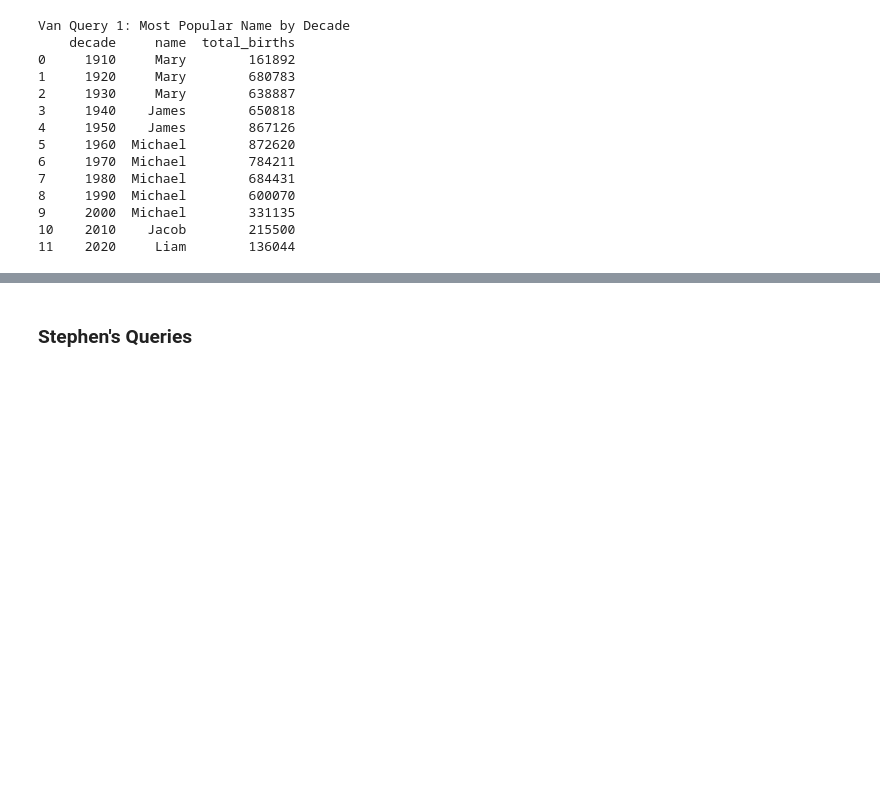
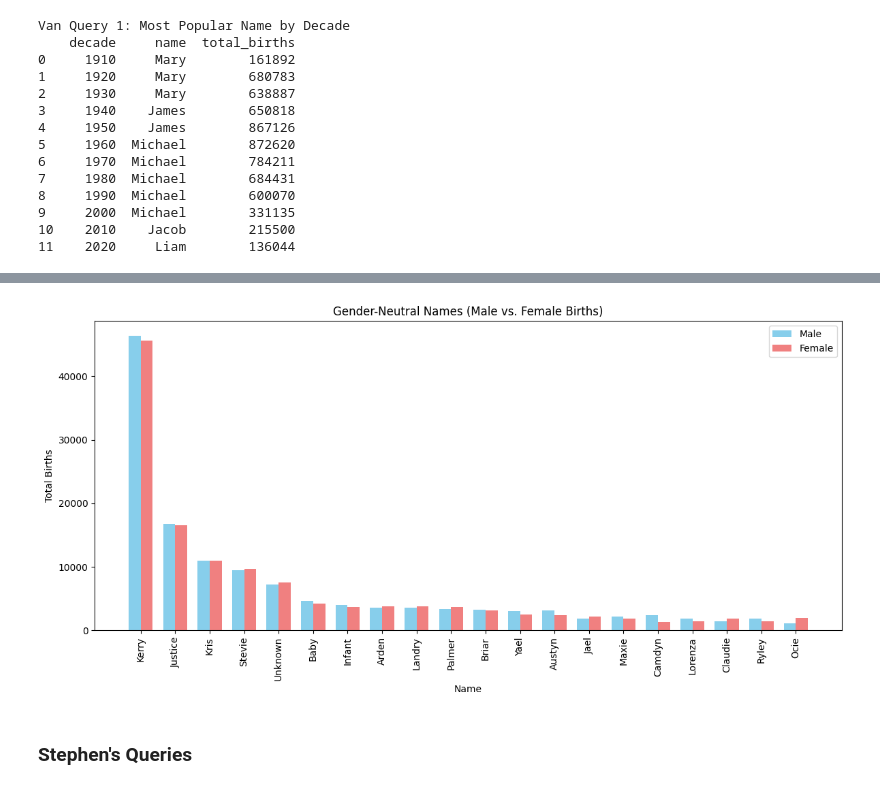
Before and after one commit to vduong421/name-trend-analysis, a Jupyter notebook: 138_Project.ipynb, the cells around one changed output, grey strips where cells are left out. Saved outputs shown, nothing was run; the diff lists cells and outputs as text; code cells hidden in the pictures; blank space fills up the shorter version.

```diff
--- a/138_Project.ipynb
+++ b/138_Project.ipynb
@@ -115,3 +141,27 @@ Van Query 2: Gender Neutral Names
+# %%
+import matplotlib.pyplot as plt
+import numpy as np
+
+names = df_van_2['name']
+male_counts = df_van_2['male_count']
+female_counts = df_van_2['female_count']
+
+bar_width = 0.35
+x_pos = np.arange(len(names))
+
+plt.figure(figsize=(12, 6))
+plt.bar(x_pos, male_counts, bar_width, label='Male', color='skyblue')
+plt.bar(x_pos + bar_width, female_counts, bar_width, label='Female', color='lightcoral')
+
+plt.xticks(x_pos + bar_width / 2, names, rotation=90)
+plt.xlabel('Name')
+plt.ylabel('Total Births')
+plt.title('Gender-Neutral Names (Male vs. Female Births)')
+plt.legend()
+plt.tight_layout()
+plt.show()
+# %% [output]
+[figure, added]
 # %% [markdown]
 ### Stephen's Queries
 # %%
```
Also changed, not shown: parts of 10 cells of this notebook.
